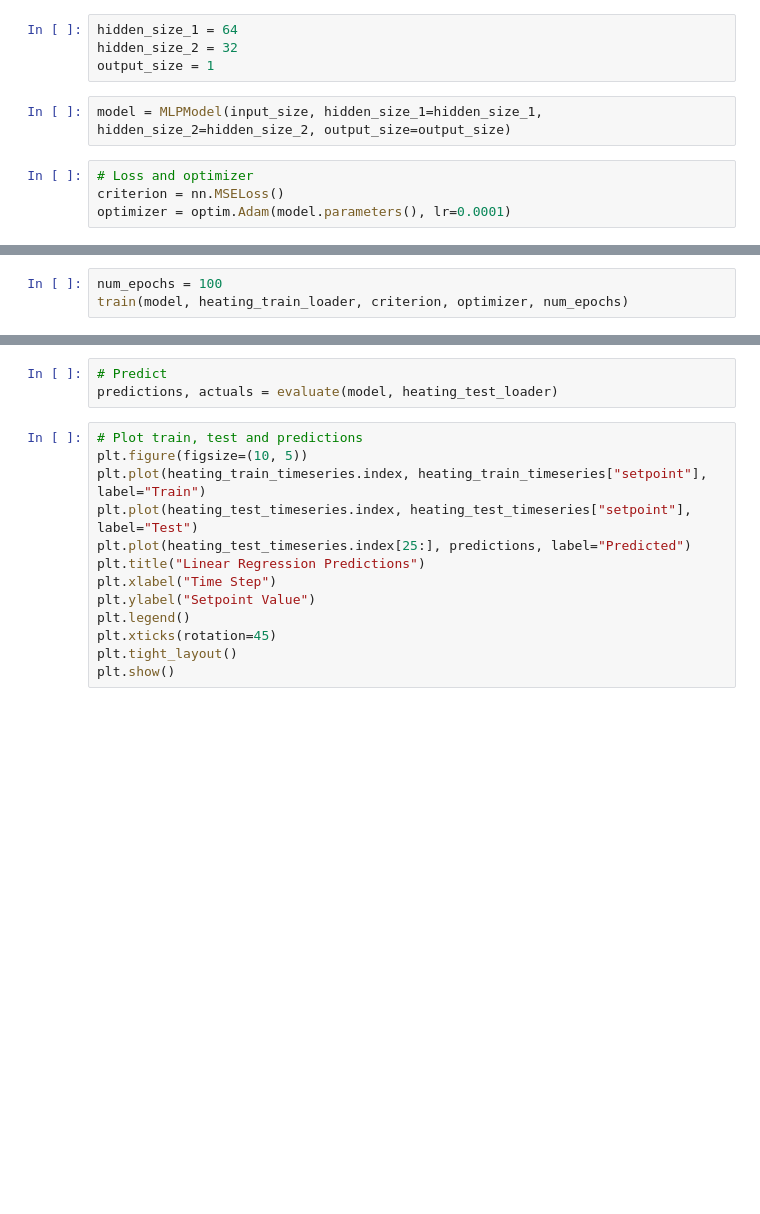
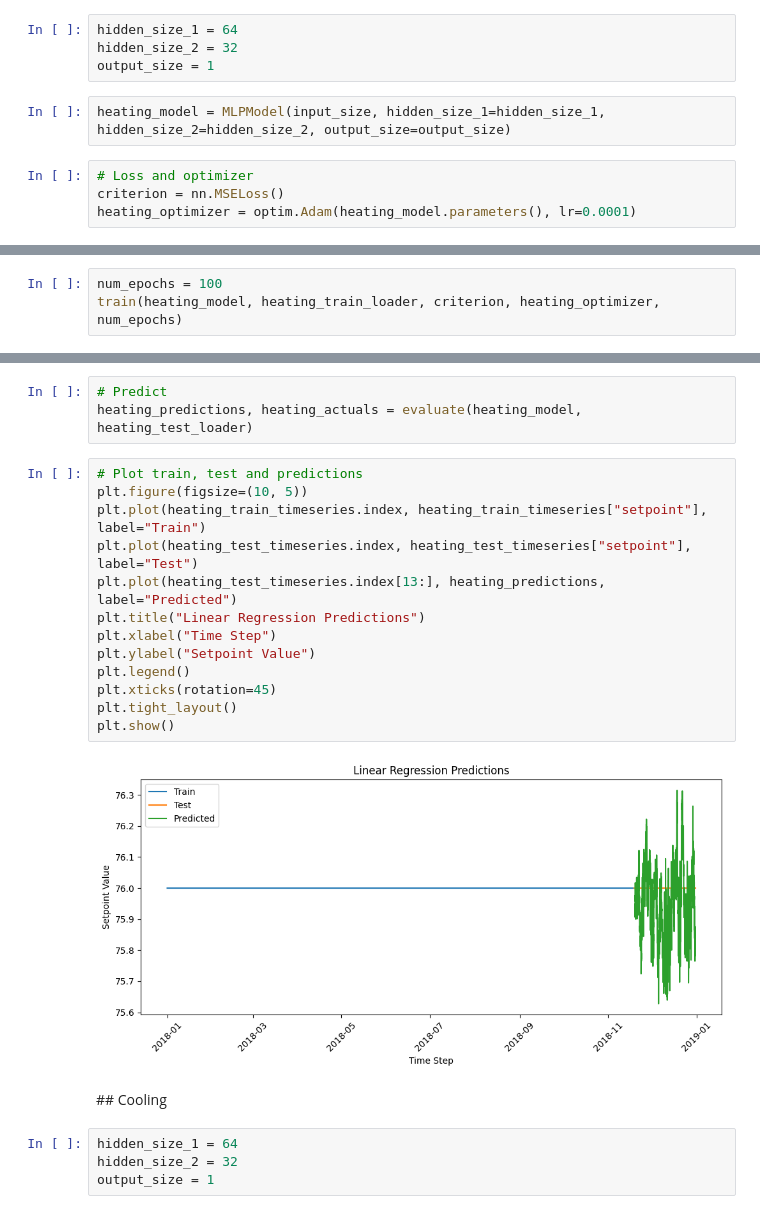
Before and after one commit to adrianlopezlanchares/Space-Conditioning-Electrification, a Jupyter notebook: consumption/setpoint-prediction/setpoint_model.ipynb, the cells around one changed output, grey strips where cells are left out. Cells and saved outputs as stored; diff of their text form; blank space fills up the shorter version.

```diff
--- a/consumption/setpoint-prediction/setpoint_model.ipynb
+++ b/consumption/setpoint-prediction/setpoint_model.ipynb
@@ -541,8 +553,8 @@ hidden_size_1 = 64
 hidden_size_2 = 32
 output_size = 1
 # %%
-model = MLPModel(input_size, hidden_size_1=hidden_size_1, hidden_size_2=hidden_size_2, output_size=output_size)
+heating_model = MLPModel(input_size, hidden_size_1=hidden_size_1, hidden_size_2=hidden_size_2, output_size=output_size)
 # %%
 # Loss and optimizer
 criterion = nn.MSELoss()
-optimizer = optim.Adam(model.parameters(), lr=0.0001)
+heating_optimizer = optim.Adam(heating_model.parameters(), lr=0.0001)
@@ -549,3 +563,3 @@ optimizer = optim.Adam(model.parameters(), lr=0.0001)
 # %%
 num_epochs = 100
-train(model, heating_train_loader, criterion, optimizer, num_epochs)
+train(heating_model, heating_train_loader, criterion, heating_optimizer, num_epochs)
@@ -552,16 +584,24 @@ train(model, heating_train_loader, criterion, optimizer, num_epochs)
 # %%
 # Predict
-predictions, actuals = evaluate(model, heating_test_loader)
+heating_predictions, heating_actuals = evaluate(heating_model, heating_test_loader)
 # %%
 # Plot train, test and predictions
 plt.figure(figsize=(10, 5))
 plt.plot(heating_train_timeseries.index, heating_train_timeseries["setpoint"], label="Train")
 plt.plot(heating_test_timeseries.index, heating_test_timeseries["setpoint"], label="Test")
-plt.plot(heating_test_timeseries.index[25:], predictions, label="Predicted")
+plt.plot(heating_test_timeseries.index[13:], heating_predictions, label="Predicted")
 plt.title("Linear Regression Predictions")
 plt.xlabel("Time Step")
 plt.ylabel("Setpoint Value")
 plt.legend()
 plt.xticks(rotation=45)
 plt.tight_layout()
 plt.show()
+# %% [output]
+[figure, added]
+# %% [markdown]
+## Cooling
+# %%
+hidden_size_1 = 64
+hidden_size_2 = 32
+output_size = 1
```
Also changed, not shown: parts of 17 cells of this notebook, 3 other files.
